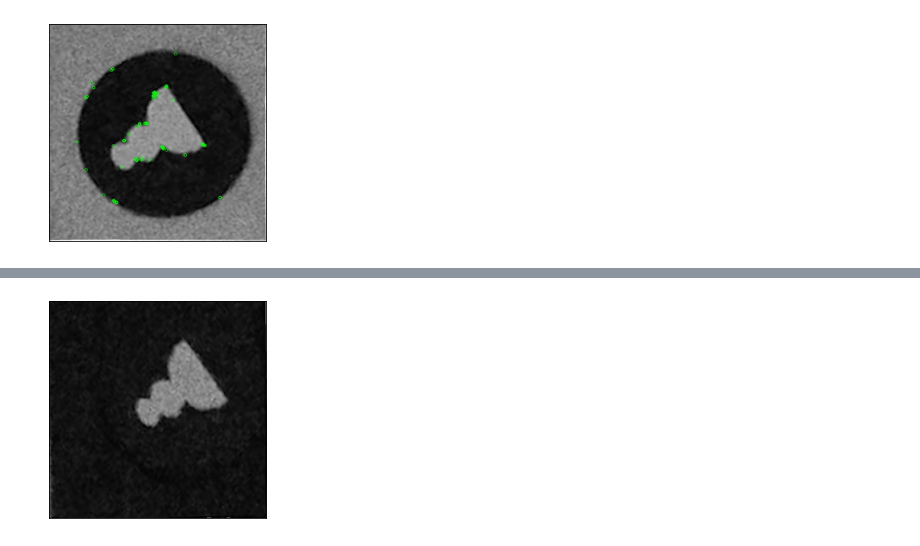
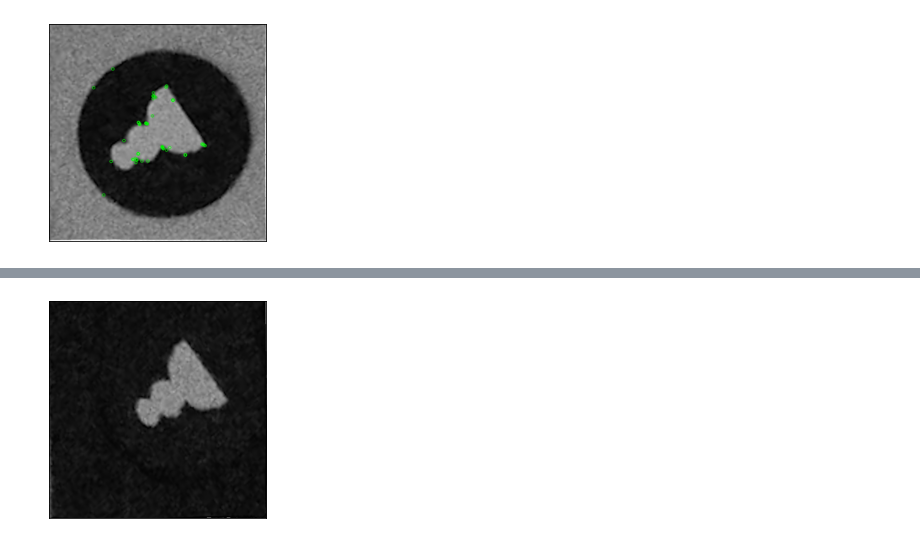
Before and after one commit to JGarruchoF/PID_Identificacion_de_fichas_tablero_ajedrez, a Jupyter notebook: Deteccion_fichas.ipynb, the cells around one changed output, grey strips where cells are left out. Saved outputs shown, nothing was run; the diff lists cells and outputs as text; code cells hidden in the pictures.

```diff
--- a/Deteccion_fichas.ipynb
+++ b/Deteccion_fichas.ipynb
@@ -25,9 +23,9 @@ img = cv2.cvtColor(cv2.imread("./imagenes/fichas/PeonBlanco1Rotado2.png"), cv2.C
 # %%
 # Initiate ORB detector
-orb = cv2.ORB_create(nfeatures=100,edgeThreshold=50)
+orb = cv2.ORB_create(edgeThreshold=100)
 # compute the descriptors with ORB
 kp, des = orb.detectAndCompute(img, None)
 # draw only keypoints location,not size and orientation
 muestra(cv2.drawKeypoints(img, kp, None, color=(0,255,0), flags=0))
 # %% [output]
-[figure, old version]
+[figure, new version]
```
Also changed, not shown: parts of 17 cells of this notebook, 2 other files.
